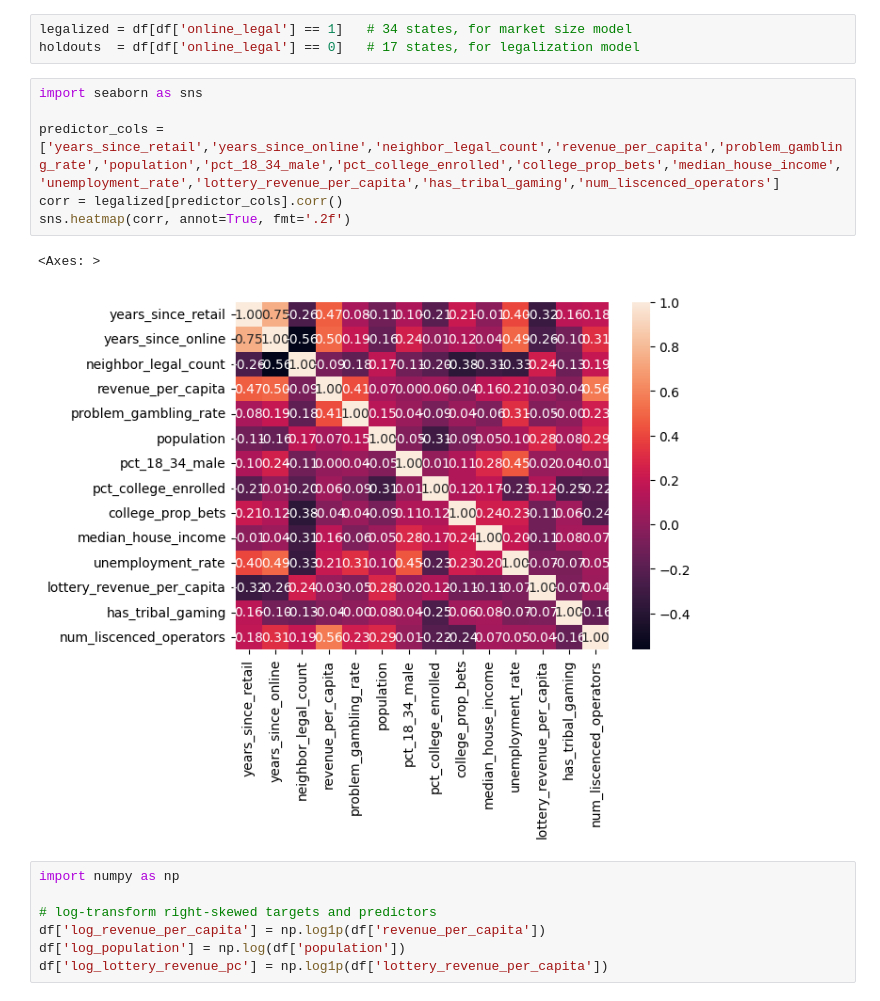
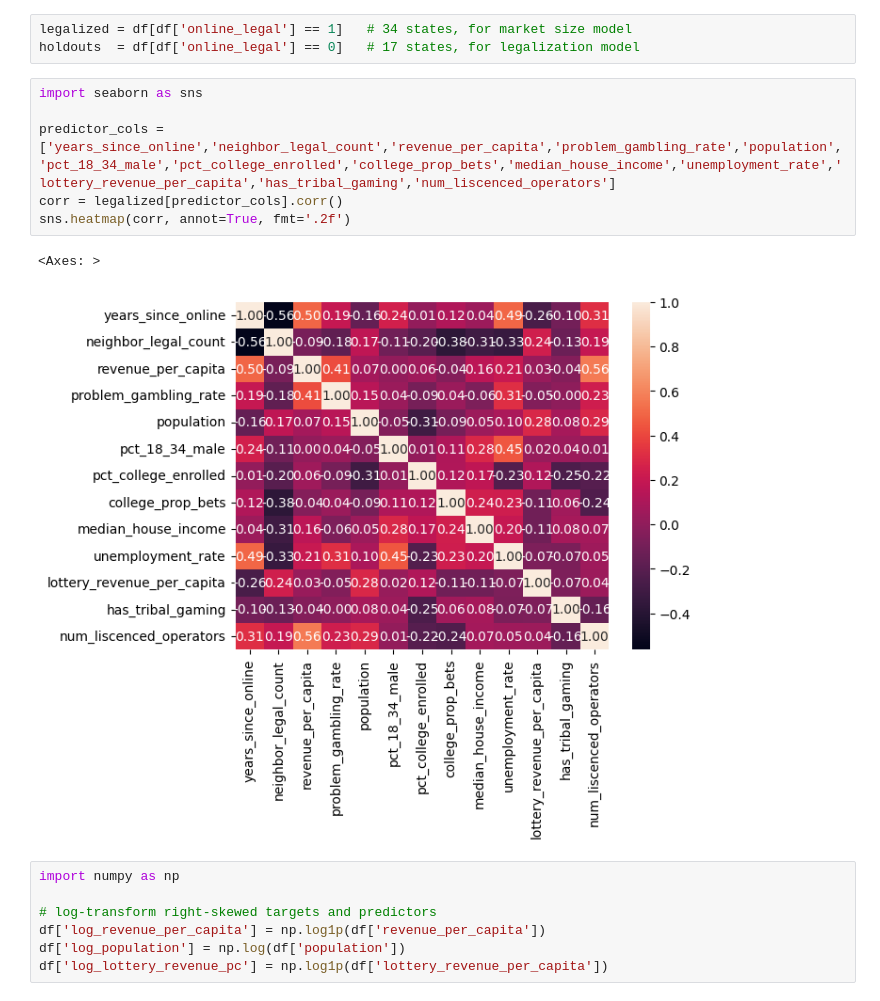
Before and after one commit to simonpr0/sports_gambling_data, a Jupyter notebook: data.ipynb, the cells around one changed output. Saved outputs shown, nothing was run; the diff lists cells and outputs as text.

```diff
--- a/data.ipynb
+++ b/data.ipynb
@@ -19,12 +19,12 @@ holdouts  = df[df['online_legal'] == 0]   # 17 states, for legalization model
 # %%
 import seaborn as sns
 
-predictor_cols = ['years_since_retail','years_since_online','neighbor_legal_count','revenue_per_capita','problem_gambling_rate','population','pct_18_34_male','pct_college_enrolled','college_prop_bets','median_house_income','unemployment_rate','lottery_revenue_per_capita','has_tribal_gaming','num_liscenced_operators']
+predictor_cols = ['years_since_online','neighbor_legal_count','revenue_per_capita','problem_gambling_rate','population','pct_18_34_male','pct_college_enrolled','college_prop_bets','median_house_income','unemployment_rate','lottery_revenue_per_capita','has_tribal_gaming','num_liscenced_operators']
 corr = legalized[predictor_cols].corr()
 sns.heatmap(corr, annot=True, fmt='.2f')
 # %% [output]
 <Axes: >
-[figure, old version]
+[figure, new version]
 # %%
 import numpy as np
 
```
Also changed, not shown: parts of 6 cells of this notebook.
